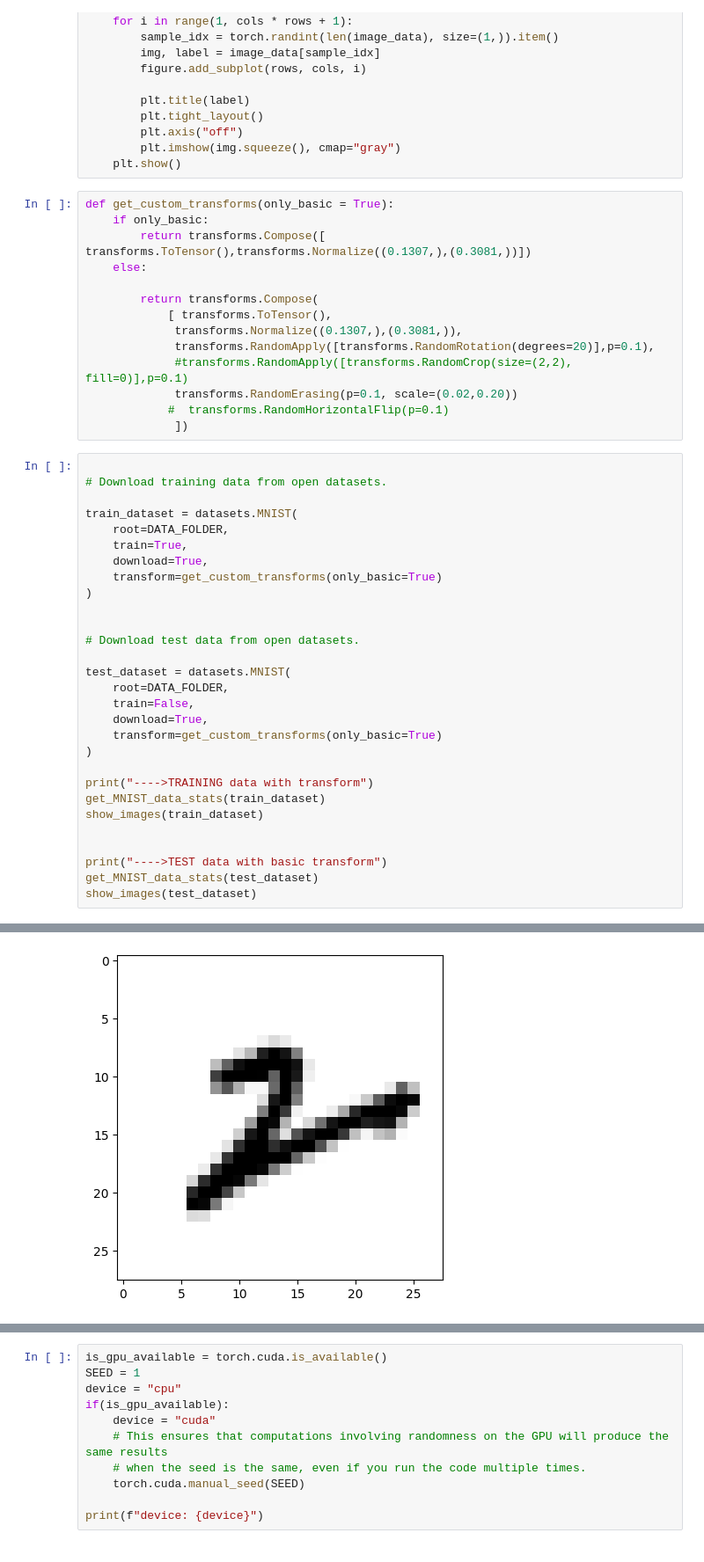
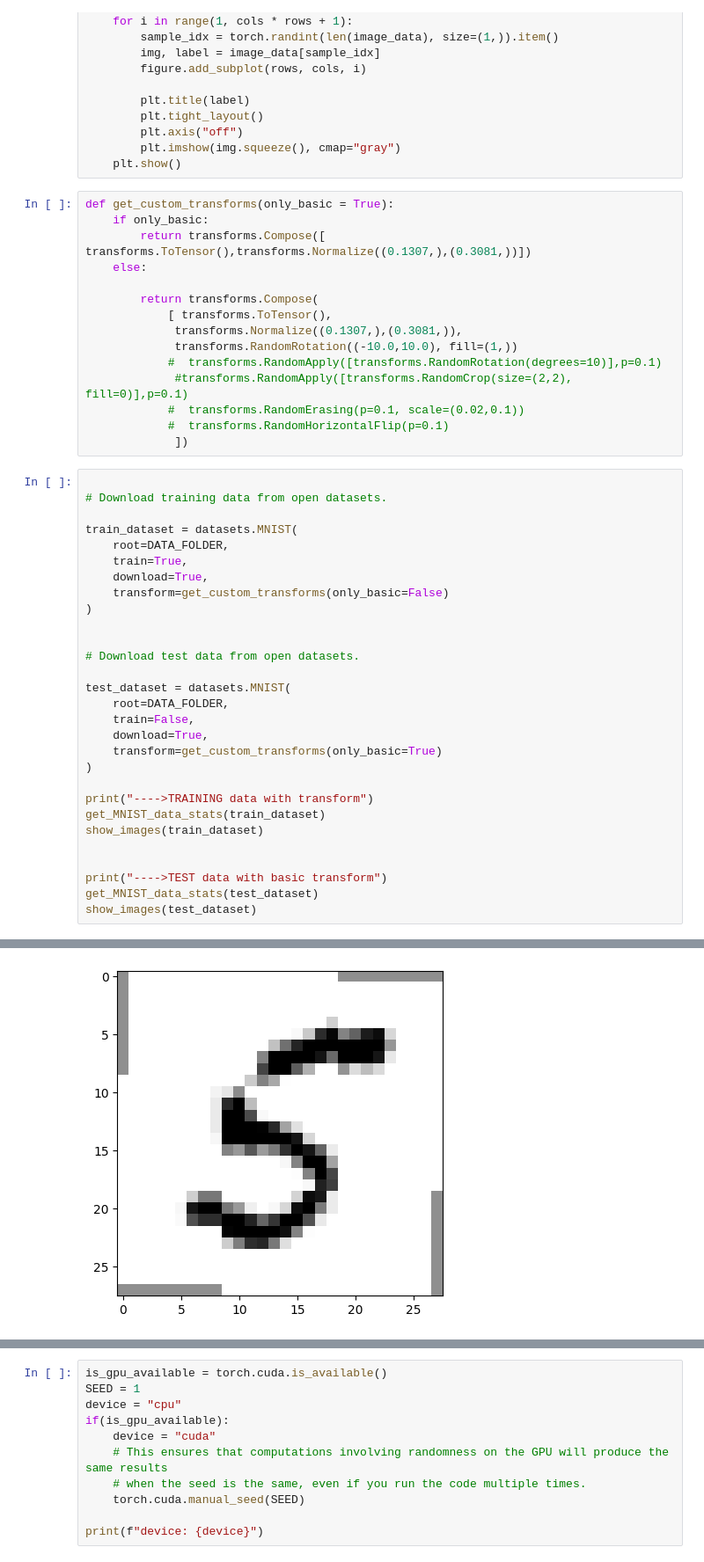
Before and after one commit to prithsha/erav2, a Jupyter notebook: session-6/assignment/assignment_6_solution.ipynb, the cells around one changed output, grey strips where cells are left out. Shown at 88% size. Cells and saved outputs as stored; diff of their text form.

```diff
--- a/session-6/assignment/assignment_6_solution.ipynb
+++ b/session-6/assignment/assignment_6_solution.ipynb
@@ -59,9 +59,10 @@ def get_custom_transforms(only_basic = True):
         return transforms.Compose(
             [ transforms.ToTensor(),
              transforms.Normalize((0.1307,),(0.3081,)),
-             transforms.RandomApply([transforms.RandomRotation(degrees=20)],p=0.1),
+             transforms.RandomRotation((-10.0,10.0), fill=(1,))
+            #  transforms.RandomApply([transforms.RandomRotation(degrees=10)],p=0.1)
              #transforms.RandomApply([transforms.RandomCrop(size=(2,2), fill=0)],p=0.1)
-             transforms.RandomErasing(p=0.1, scale=(0.02,0.20))
+            #  transforms.RandomErasing(p=0.1, scale=(0.02,0.1))
             #  transforms.RandomHorizontalFlip(p=0.1)
              ])
 # %%
@@ -72,7 +73,7 @@ train_dataset = datasets.MNIST(
     root=DATA_FOLDER,
     train=True,
     download=True,
-    transform=get_custom_transforms(only_basic=True)
+    transform=get_custom_transforms(only_basic=False)
 )
 
 
@@ -108 +109 @@ Image index: 24347, label : 2, image size: torch.Size([1, 28, 28])
-[figure, old version]
+[figure, new version]
```
Also changed, not shown: parts of 7 cells of this notebook.
